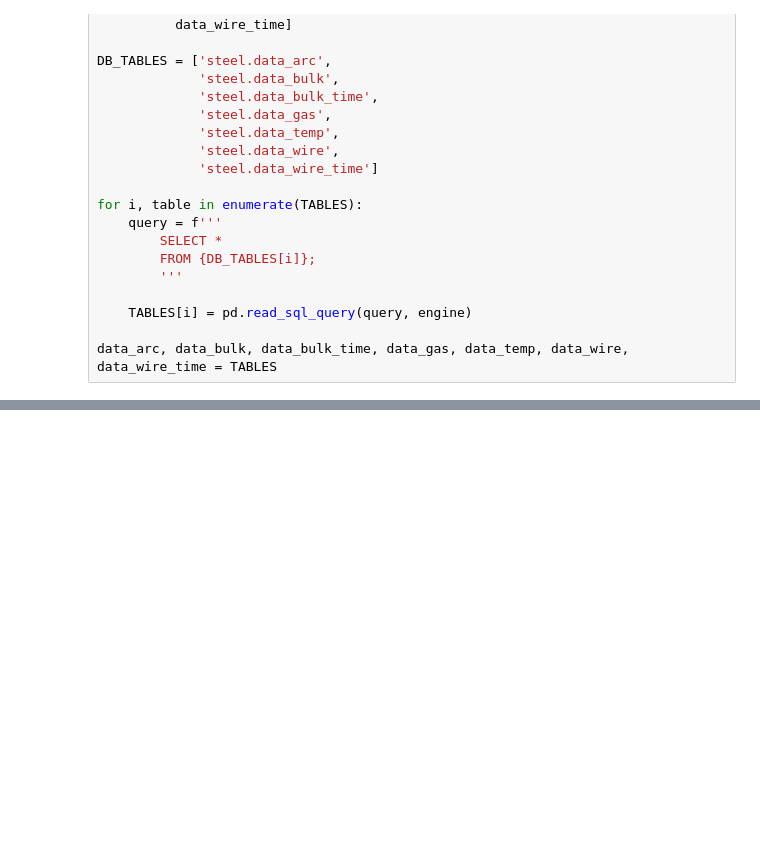
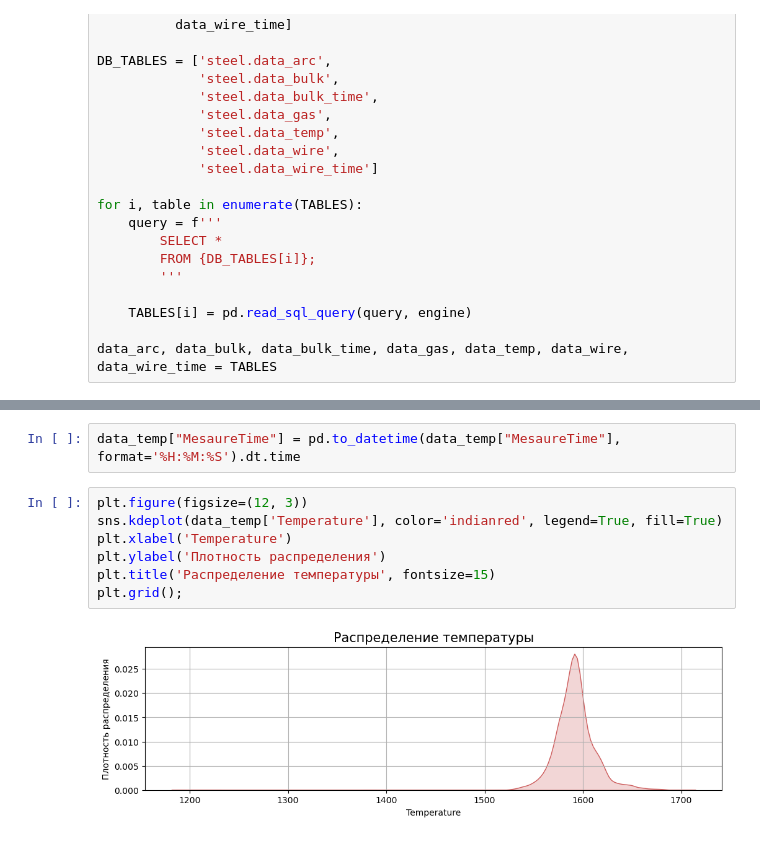
Before and after one commit to VSXV/Data-Science-Projects, a Jupyter notebook: 19. production costs/production costs.ipynb, the cells around one changed output, grey strips where cells are left out. Drawn from its saved outputs; the diff is of its cells as text; blank space fills up the shorter version.

```diff
--- a/19. production costs/production costs.ipynb
+++ b/19. production costs/production costs.ipynb
@@ -83,0 +374,11 @@ memory usage: 581.2+ KB
+# %%
+data_temp["MesaureTime"] = pd.to_datetime(data_temp["MesaureTime"], format='%H:%M:%S').dt.time
+# %%
+plt.figure(figsize=(12, 3))
+sns.kdeplot(data_temp['Temperature'], color='indianred', legend=True, fill=True)
+plt.xlabel('Temperature')
+plt.ylabel('Плотность распределения')
+plt.title('Распределение температуры', fontsize=15)
+plt.grid();
+# %% [output]
+[figure, added]
```
Also changed, not shown: parts of 56 cells of this notebook, 1 other file.
